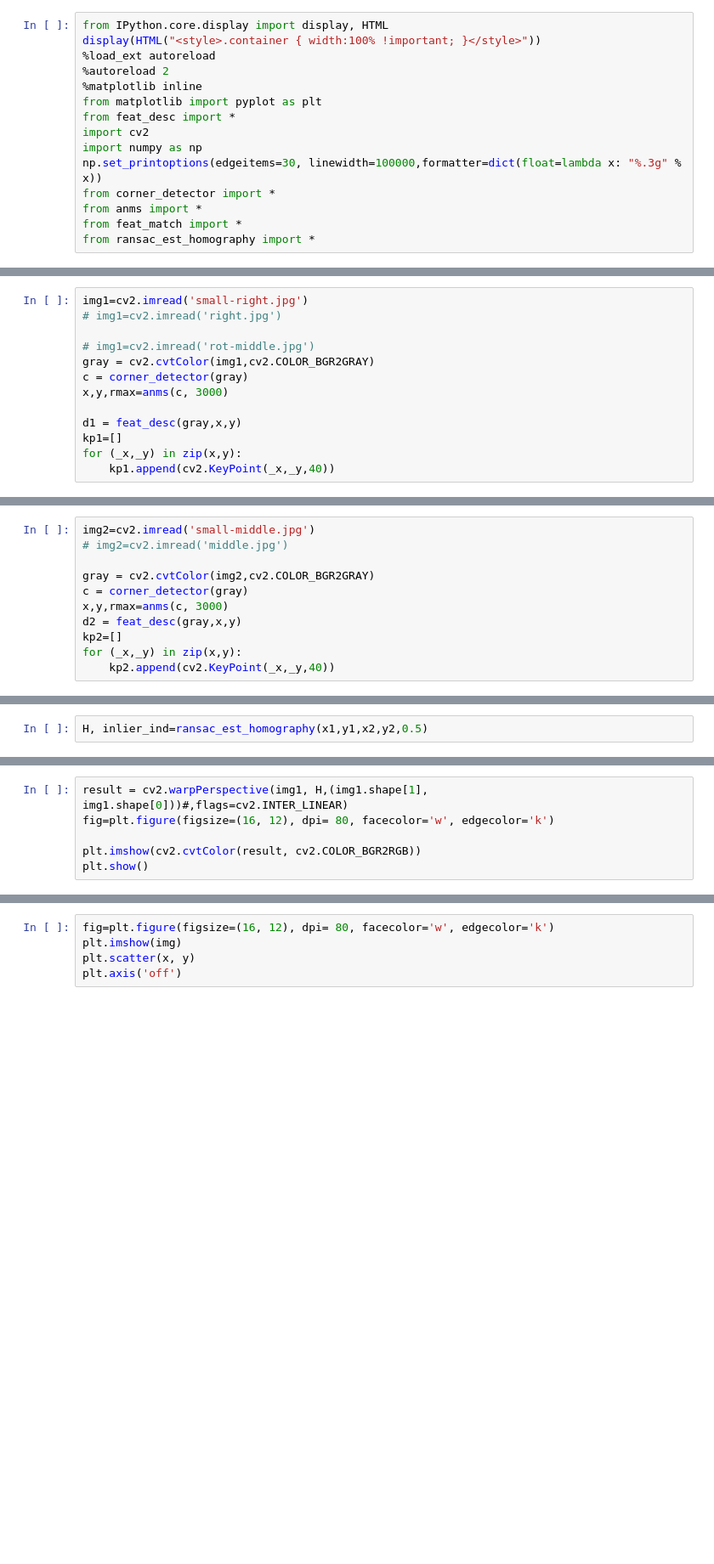
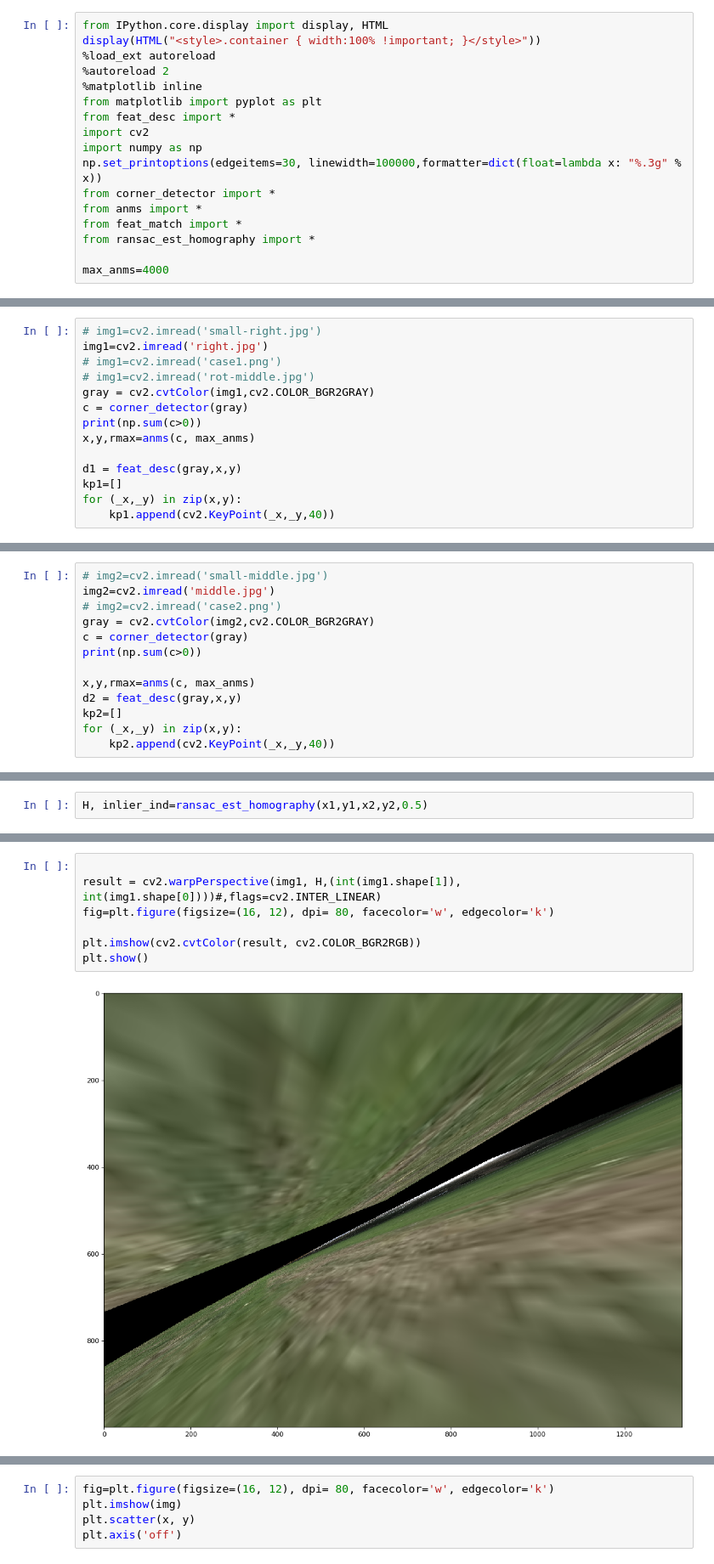
Before and after one commit to shortstheory/cis581-3a, a Jupyter notebook: Playground.ipynb, the cells around one changed output, grey strips where cells are left out. Shown at 85% size. Cells and saved outputs as stored; diff of their text form; blank space fills up the shorter version.

```diff
--- a/Playground.ipynb
+++ b/Playground.ipynb
@@ -13,3 +13,5 @@ from corner_detector import *
 from anms import *
 from feat_match import *
 from ransac_est_homography import *
+
+max_anms=4000
@@ -16,11 +21,12 @@ from ransac_est_homography import *
 # %%
-img1=cv2.imread('small-right.jpg')
-# img1=cv2.imread('right.jpg')
-
+# img1=cv2.imread('small-right.jpg')
+img1=cv2.imread('right.jpg')
+# img1=cv2.imread('case1.png')
 # img1=cv2.imread('rot-middle.jpg')
 gray = cv2.cvtColor(img1,cv2.COLOR_BGR2GRAY)
 c = corner_detector(gray)
-x,y,rmax=anms(c, 3000)
+print(np.sum(c>0))
+x,y,rmax=anms(c, max_anms)
 
 d1 = feat_desc(gray,x,y)
 kp1=[]
@@ -31,10 +38,12 @@ for (_x,_y) in zip(x,y):
 # %%
-img2=cv2.imread('small-middle.jpg')
-# img2=cv2.imread('middle.jpg')
-
+# img2=cv2.imread('small-middle.jpg')
+img2=cv2.imread('middle.jpg')
+# img2=cv2.imread('case2.png')
 gray = cv2.cvtColor(img2,cv2.COLOR_BGR2GRAY)
 c = corner_detector(gray)
-x,y,rmax=anms(c, 3000)
+print(np.sum(c>0))
+
+x,y,rmax=anms(c, max_anms)
 d2 = feat_desc(gray,x,y)
 kp2=[]
 for (_x,_y) in zip(x,y):
@@ -80,7 +85,10 @@ print(stack)
 # %%
-result = cv2.warpPerspective(img1, H,(img1.shape[1], img1.shape[0]))#,flags=cv2.INTER_LINEAR)
+
+result = cv2.warpPerspective(img1, H,(int(img1.shape[1]), int(img1.shape[0])))#,flags=cv2.INTER_LINEAR)
 fig=plt.figure(figsize=(16, 12), dpi= 80, facecolor='w', edgecolor='k')
 
 plt.imshow(cv2.cvtColor(result, cv2.COLOR_BGR2RGB))
 plt.show()
+# %% [output]
+[figure, added]
 # %%
```
Also changed, not shown: parts of 17 cells of this notebook, 2 other files.
